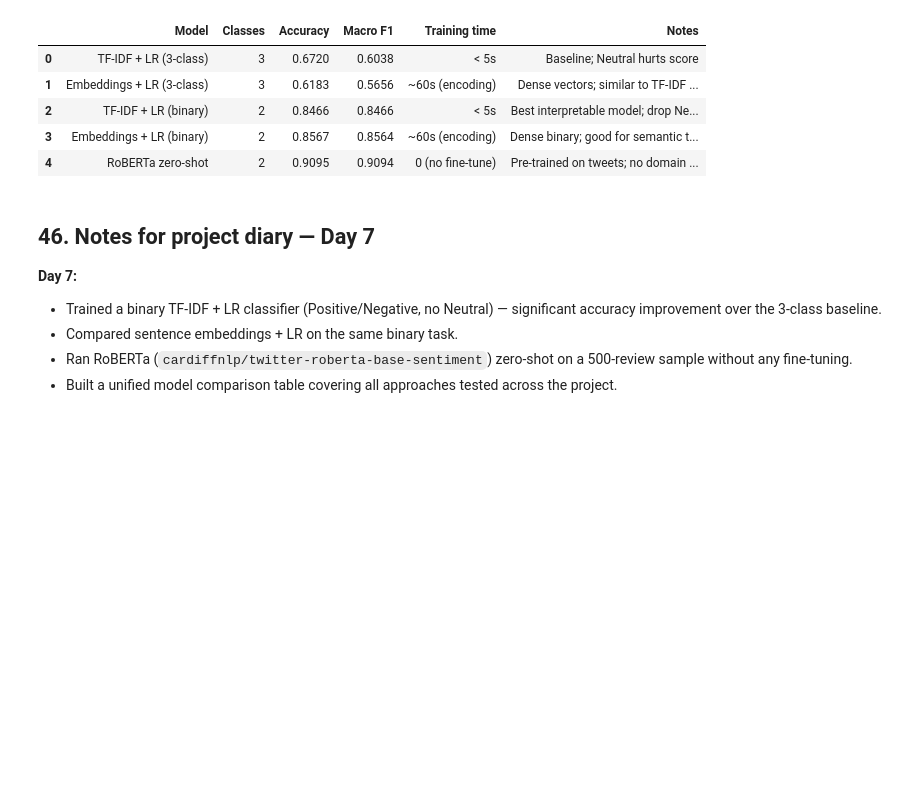
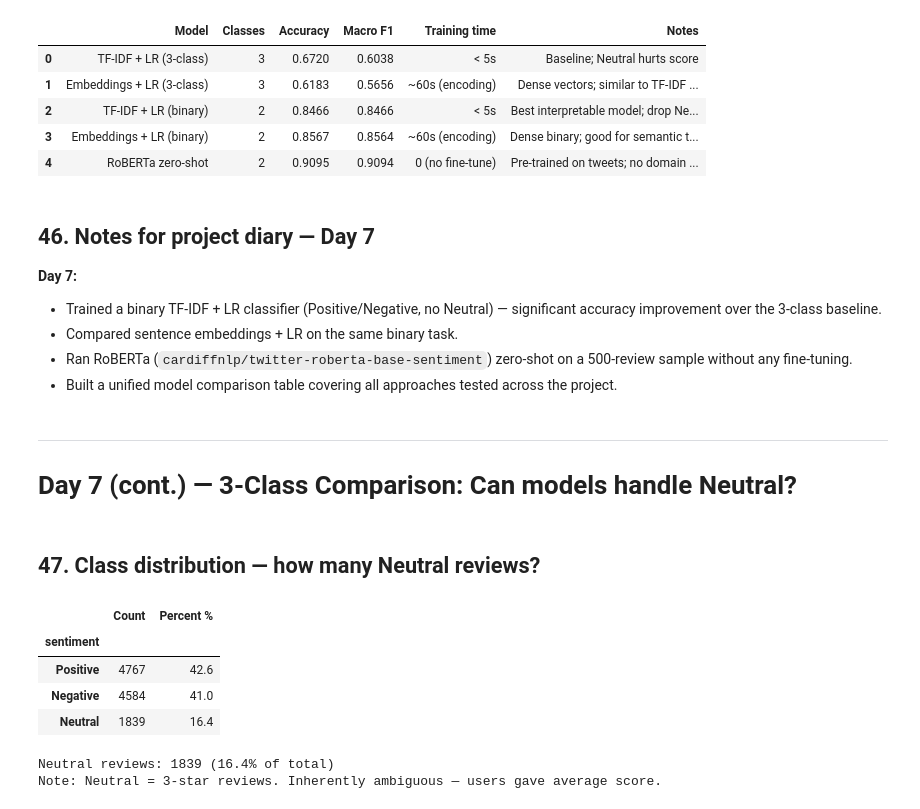
Before and after one commit to ando-ship-it/consumer-trend-detector, a Jupyter notebook: notebooks/01_eda_baseline_consumer_trends.ipynb, the cells around one changed output. Saved outputs shown, nothing was run; the diff lists cells and outputs as text; code cells hidden in the pictures; blank space fills up the shorter version.

```diff
--- a/notebooks/01_eda_baseline_consumer_trends.ipynb
+++ b/notebooks/01_eda_baseline_consumer_trends.ipynb
@@ -1703,3 +1703,25 @@ display(comparison_table)
 - Compared sentence embeddings + LR on the same binary task.
 - Ran RoBERTa (`cardiffnlp/twitter-roberta-base-sentiment`) zero-shot on a 500-review sample without any fine-tuning.
 - Built a unified model comparison table covering all approaches tested across the project.
+# %% [markdown]
+---
+
+# Day 7 (cont.) — 3-Class Comparison: Can models handle Neutral?
+# %% [markdown]
+## 47. Class distribution — how many Neutral reviews?
+# %%
+counts = df["sentiment"].value_counts()
+pct    = df["sentiment"].value_counts(normalize=True) * 100
+
+dist = pd.DataFrame({"Count": counts, "Percent %": pct.round(1)})
+display(dist)
+print(f"\nNeutral reviews: {counts.get('Neutral', 0)} ({pct.get('Neutral', 0):.1f}% of total)")
+print("Note: Neutral = 3-star reviews. Inherently ambiguous — users gave average score.")
+# %% [output]
+|  | Count | Percent % |
+| sentiment |  |  |
+| Positive | 4767 | 42.6 |
+| Negative | 4584 | 41.0 |
+| Neutral | 1839 | 16.4 |
+Neutral reviews: 1839 (16.4% of total)
+Note: Neutral = 3-star reviews. Inherently ambiguous — users gave average score.
```
Also changed, not shown: parts of 5 cells of this notebook.
